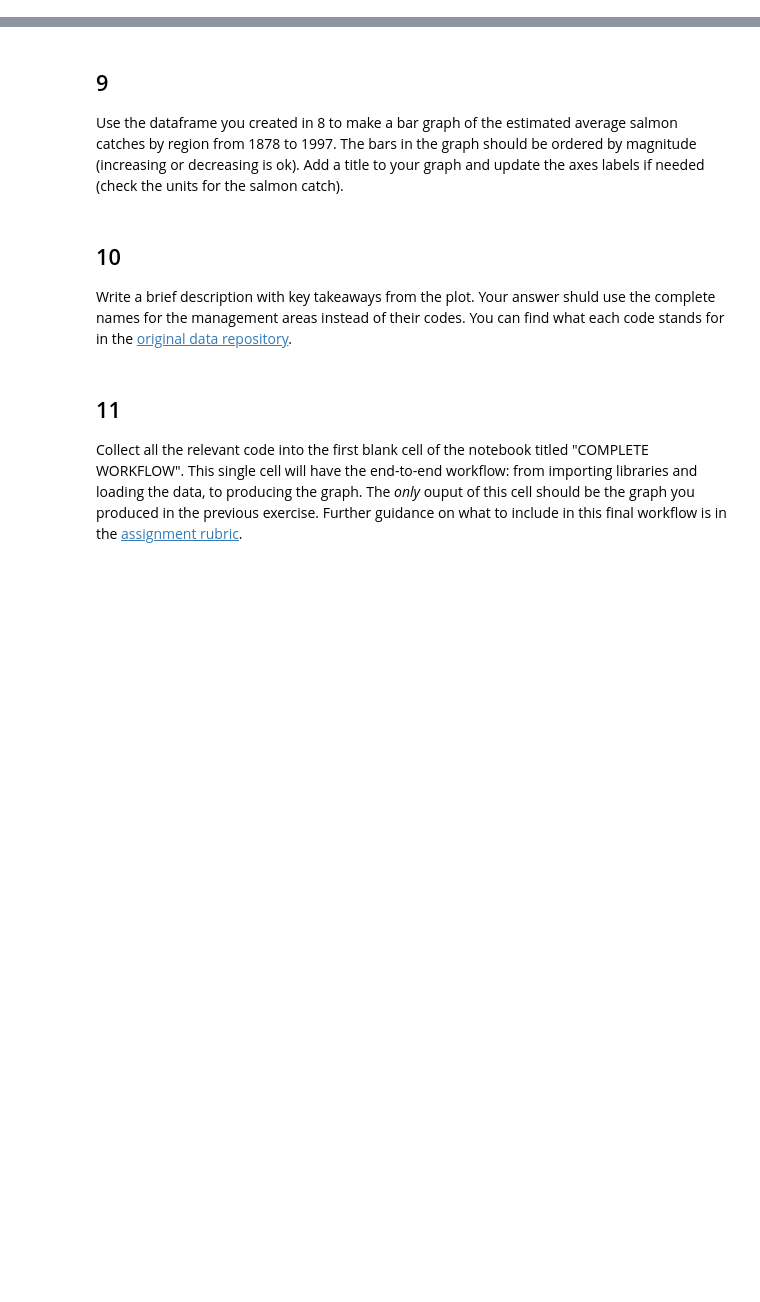
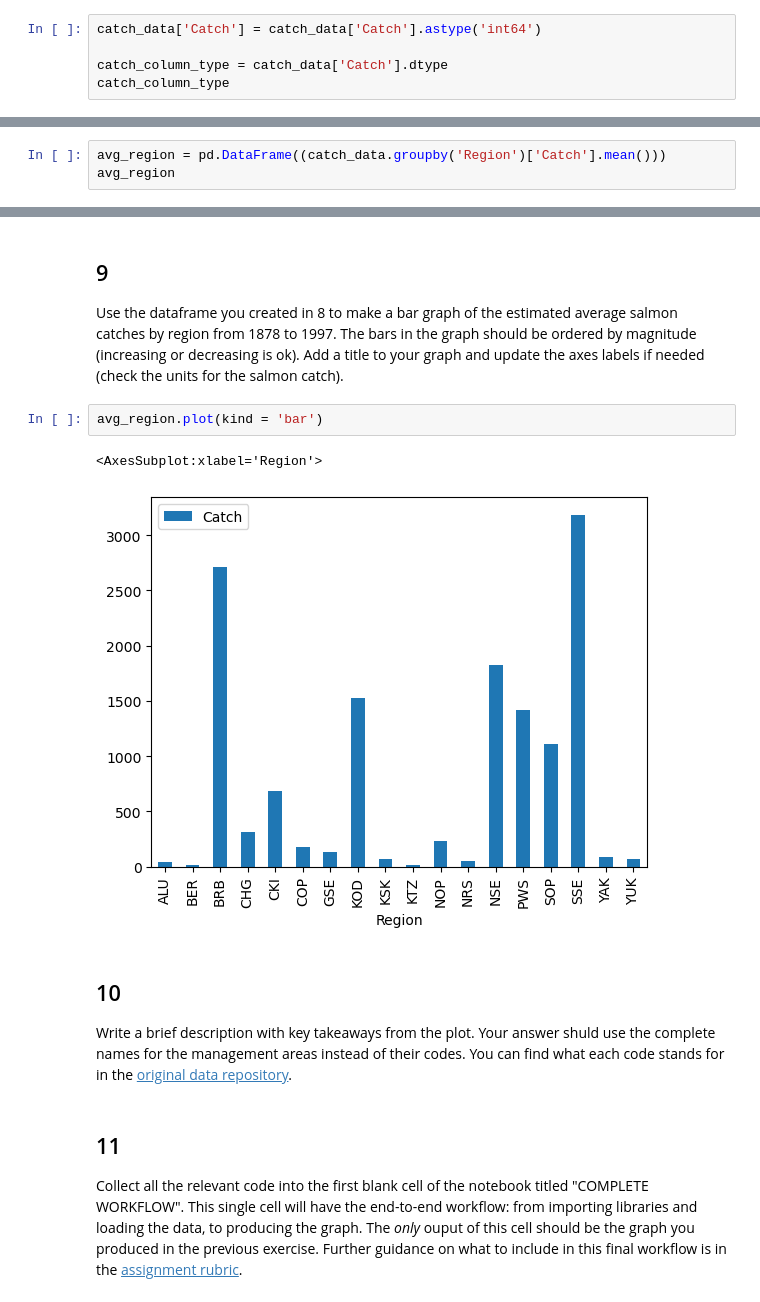
Before and after one commit to katleyq/eds220-hwk2, a Jupyter notebook: hwk2-task2-salmon.ipynb, the cells around one changed output, grey strips where cells are left out. Drawn from its saved outputs; the diff is of its cells as text; blank space fills up the shorter version.

Commit message:
Add plot for Task 2

```diff
--- a/hwk2-task2-salmon.ipynb
+++ b/hwk2-task2-salmon.ipynb
@@ -209,0 +208,5 @@ catch_column_type
+# %%
+catch_data['Catch'] = catch_data['Catch'].astype('int64')
+
+catch_column_type = catch_data['Catch'].dtype
+catch_column_type
@@ -215,0 +218,3 @@ avg_region
+# %%
+avg_region = pd.DataFrame((catch_data.groupby('Region')['Catch'].mean()))
+avg_region
@@ -219,6 +243,11 @@ avg_region
 ## 9
 
 Use the dataframe you created in 8 to make a bar graph of the estimated average salmon catches by region from 1878 to 1997. The bars in the graph should be ordered by magnitude (increasing or decreasing is ok). Add a title  to your graph and update the axes labels if needed (check the units for the salmon catch).
+# %%
+avg_region.plot(kind = 'bar')
+# %% [output]
+<AxesSubplot:xlabel='Region'>
+[figure, added]
 # %% [markdown]
 <!-- END QUESTION -->
 
```
Also changed, not shown: parts of 7 cells of this notebook, 1 other file.
